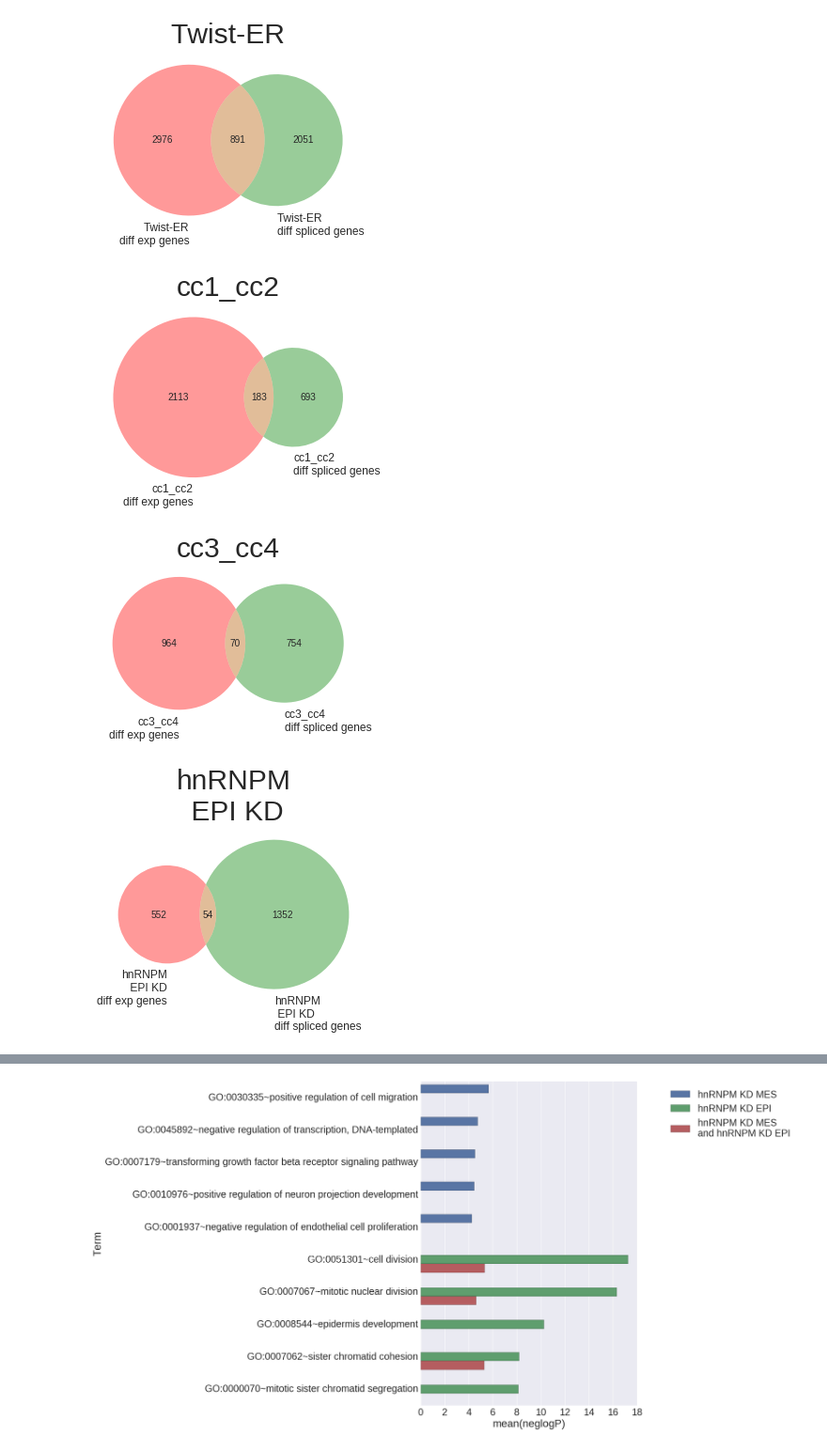
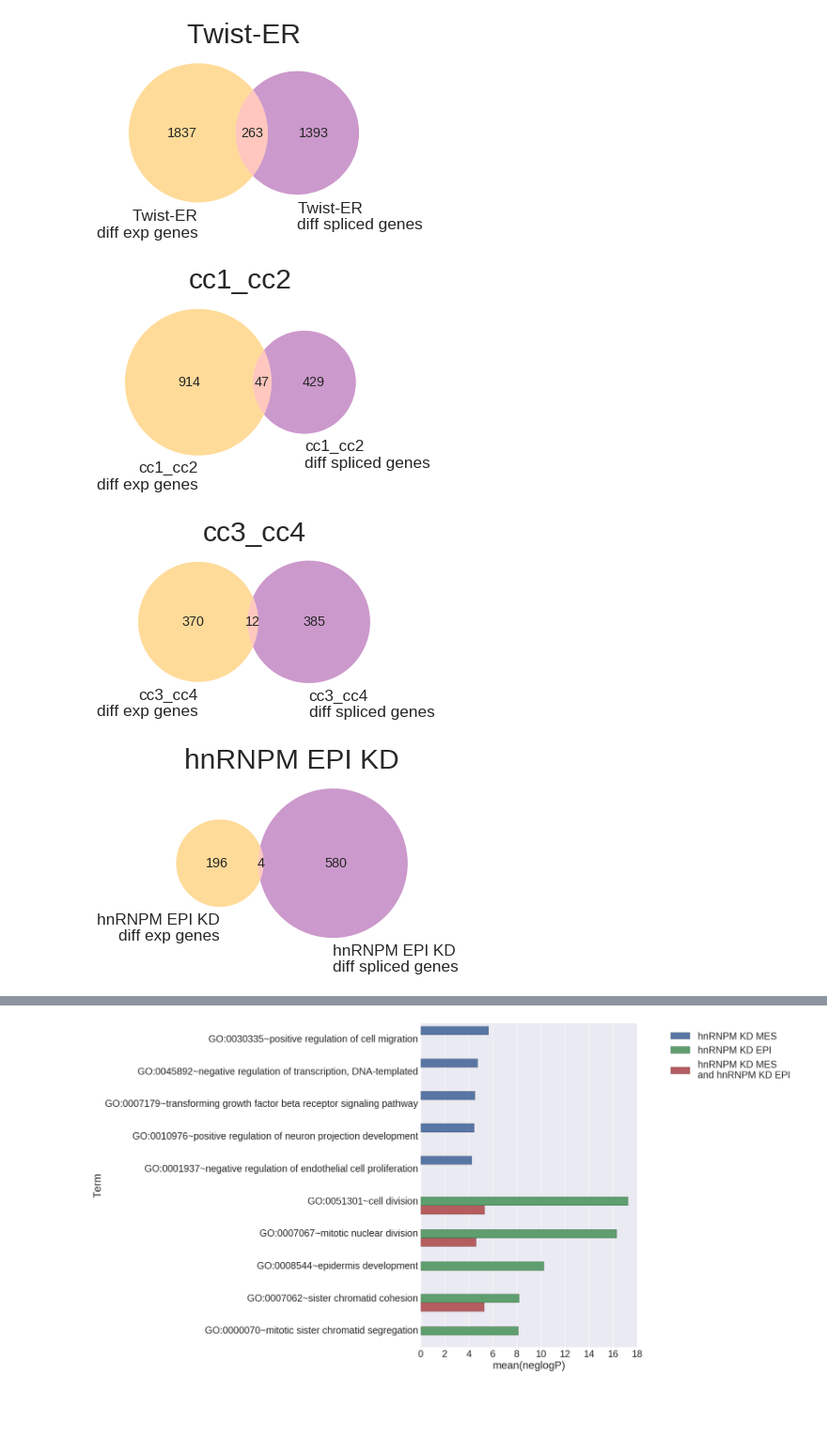
Before and after one commit to seharvey2012/programmatic_analysis, a Jupyter notebook: getting_clipper_to_work/clipper_runs_working_with_individual_rt_stops/master_go_analysis.ipynb, the cells around one changed output, grey strips where cells are left out. Shown at 94% size. Cells and saved outputs as stored; diff of their text form; code cells hidden in the pictures; blank space fills up the shorter version.

```diff
--- a/getting_clipper_to_work/clipper_runs_working_with_individual_rt_stops/master_go_analysis.ipynb
+++ b/getting_clipper_to_work/clipper_runs_working_with_individual_rt_stops/master_go_analysis.ipynb
@@ -149,7 +150,7 @@ def filter_fdr_and_psi(intersect_df,FDR,dPSI):
 
 #Process each dataframe with full rMATS dataframe and exon_intersect_df with this function
 FDR = 0.05
-dPSI = 0.1
+dPSI = 0.2
 
 twist_rMATS_df_filtered = filter_fdr_and_psi(twist_rMATS_df,FDR,dPSI)
 cc1_cc2_rMATS_df_filtered = filter_fdr_and_psi(cc1_cc2_rMATS_df,FDR,dPSI)
@@ -202,9 +203,12 @@ cc1_cc2_combined_df = pd.read_table('/home/sam/Dropbox/cheng_workstation/fixed_c
 
 cc1_cc4_rMATS_df = pd.concat([cc1_cc2_unique_df,cc3_cc4_unique_df,cc1_cc2_combined_df],ignore_index=True)
 
+#save an unfiltered version so we can actually do some cutoffs
+cc1_cc4_rMATS_df.to_csv('cc1_cc4_rMATS_df_unfiltered',index=False,sep='\t')
+
 #actually filter this by FDR and dPSI
 FDR = 0.05
-dPSI = 0.1
+dPSI = 0.2
 cc1_cc4_rMATS_df_filtered = filter_fdr_and_psi(cc1_cc4_rMATS_df,FDR,dPSI)
 
 cc1_cc4_rMATS_df_filtered.to_csv('cc1_cc4_rMATS_df_filtered',index=False)
@@ -316,7 +320,7 @@ def filter_cuffdiff(dataframe,fold_change,fpkm_cutoff):
     filtered_df = filtered_df[(filtered_df.value_1 >= fpkm_cutoff) | (filtered_df.value_2 >= fpkm_cutoff)]
     return filtered_df
 
-fold_change = 1
+fold_change = 1.5
 fpkm_cutoff = 5
 
 twist_cuff_df_filtered = filter_cuffdiff(twist_cuff_df,fold_change,fpkm_cutoff)
@@ -362,7 +366,7 @@ def compare_genes_diff_and_spliced(cuff_df,mats_df,sample_name):
     gene_diff_only.insert(0,sample_name+'_gene_diff_only')
     splice_diff_only = list(mats_set.difference(cuff_set))
     splice_diff_only.insert(0,sample_name+'_splice_diff_only')
-    mplv.venn2([set(cuff_df.ens_gene.tolist()),set(mats_df.ens_gene.tolist())],set_labels=(sample_name+'\ndiff exp genes',sample_name+'\ndiff spliced genes'))
+    mplv.venn2([set(cuff_df.ens_gene.tolist()),set(mats_df.ens_gene.tolist())],set_labels=(sample_name+'\ndiff exp genes',sample_name+'\ndiff spliced genes'),set_colors=('orange','purple'))
 
     #combine the list
     megalist = [cuff_list,mats_list,intersection,gene_diff_only,splice_diff_only]
@@ -385,14 +389,15 @@ def compare_genes_diff_and_spliced(cuff_df,mats_df,sample_name):
     return (intersection,gene_diff_only,splice_diff_only)
 # %%
 #This shows how many genes were splice and how many were differentially expressed between the samples
+sns.set(font_scale=1.2)
 (twist_inter,twist_gene_diff_only,twist_splice_diff_only) = compare_genes_diff_and_spliced(twist_cuff_df_filtered,twist_rMATS_df_filtered,'Twist-ER')
 (cc1_cc2_inter,cc1_cc2_gene_diff_only,cc1_cc2_splice_diff_only) = compare_genes_diff_and_spliced(cc1_cc2_cuff_df_filtered,cc1_cc2_rMATS_df_filtered,'cc1_cc2')
 (cc3_cc4_inter,cc3_cc4_gene_diff_only,cc3_cc4_splice_diff_only) = compare_genes_diff_and_spliced(cc3_cc4_cuff_df_filtered,cc3_cc4_rMATS_df_filtered,'cc3_cc4')
-(hh5_hh6_inter,hh5_hh6_gene_diff_only,hh5_hh6_splice_diff_only) = compare_genes_diff_and_spliced(hh5_hh6_cuff_df_filtered,hh5_hh6_rMATS_df_filtered,'hnRNPM\n EPI KD')
+(hh5_hh6_inter,hh5_hh6_gene_diff_only,hh5_hh6_splice_diff_only) = compare_genes_diff_and_spliced(hh5_hh6_cuff_df_filtered,hh5_hh6_rMATS_df_filtered,'hnRNPM EPI KD')
 
-(cc1_cc4_inter,cc1_cc4_gene_diff_only,cc1_cc4_splice_diff_only) = compare_genes_diff_and_spliced(cc1_cc4_cuff_df_filtered,cc1_cc4_rMATS_df_filtered,'hnRNPM\n MES KD')
+(cc1_cc4_inter,cc1_cc4_gene_diff_only,cc1_cc4_splice_diff_only) = compare_genes_diff_and_spliced(cc1_cc4_cuff_df_filtered,cc1_cc4_rMATS_df_filtered,'hnRNPM MES KD')
 # %% [output]
-[figure, old version]
+[figure, new version]
-[figure, old version]
+[figure, new version]
-[figure, old version]
+[figure, new version]
-[figure, old version]
+[figure, new version]
```
Also changed, not shown: parts of 33 cells of this notebook, 4 other files.
